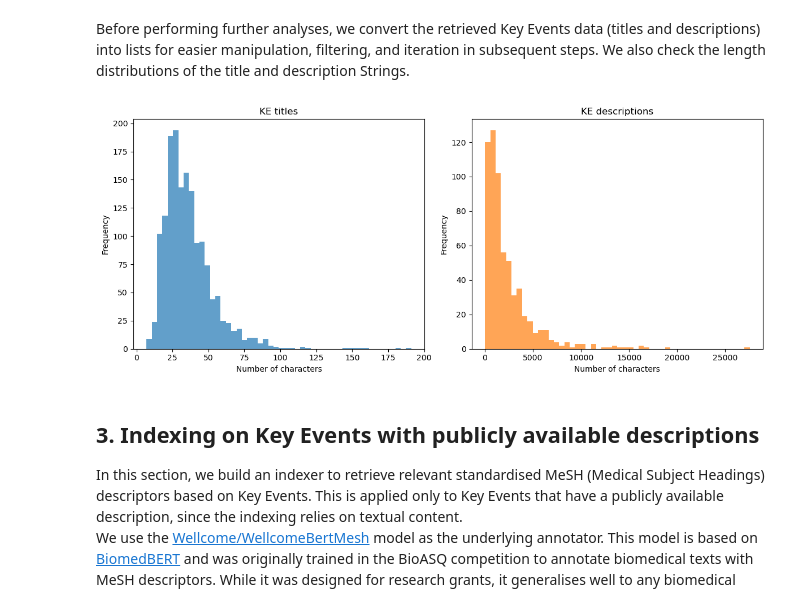
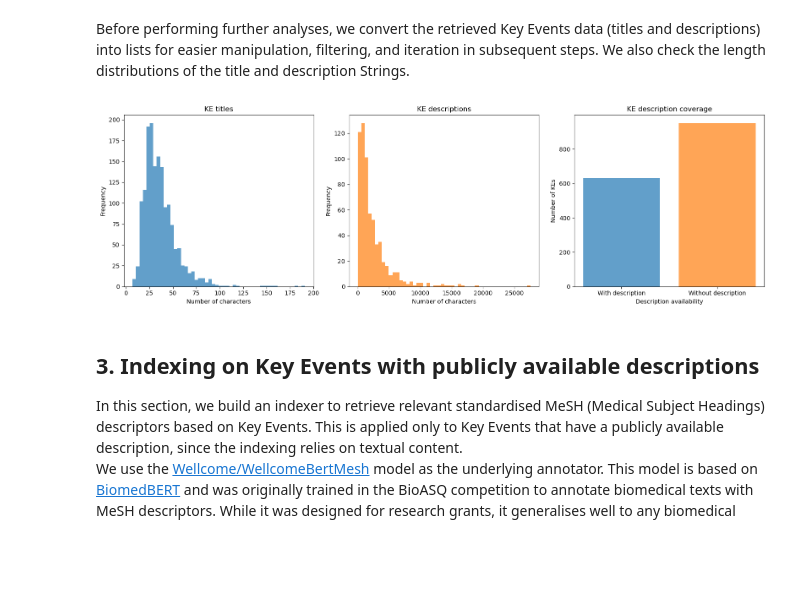
Before and after one commit to mathemei/AOP2MESH, a Jupyter notebook: AOP2MeSH.ipynb, the cells around one changed output. Saved outputs shown, nothing was run; the diff lists cells and outputs as text; code cells hidden in the pictures; blank space fills up the shorter version.

```diff
--- a/AOP2MeSH.ipynb
+++ b/AOP2MeSH.ipynb
@@ -326,25 +373,38 @@ ke_titles_description = AOP_KEs_description["KE_TITLE"].unique().tolist()
 ke_titles_no_description = AOP_KEs_no_description["KE_TITLE"].unique().tolist()
 ke_descriptions = AOP_KEs_description["KE_DESCRIPTION"].unique().tolist()
 # %%
-# Compute string lengths
+# Compute character lengths for KE titles (across all KEs) and descriptions (publicly available KEs only)
 ke_titles_lengths = [len(x) for x in ke_titles_description + ke_titles_no_description]
 ke_descriptions_lengths = [len(x) for x in ke_descriptions]
 
-# plot distributions of KE titles and KE descriptions lengths
+# Count KEs with and without descriptions for the coverage bar chart
+n_with = len(ke_titles_description)
+n_without = len(ke_titles_no_description)
 
-fig, axes = plt.subplots(1, 2, figsize=(12, 5))
+fig, axes = plt.subplots(1, 3, figsize=(16, 5))
+
+# Left : distribution of KE title lengths
 axes[0].hist(ke_titles_lengths, bins=50, alpha=0.7, color="C0")
 axes[0].set_title("KE titles")
 axes[0].set_ylabel("Frequency")
 axes[0].set_xlabel("Number of characters")
+
+# Middle : distribution of KE description lengths
 axes[1].hist(ke_descriptions_lengths, bins=50, alpha=0.7, color="C1")
 axes[1].set_title("KE descriptions")
 axes[1].set_ylabel("Frequency")
 axes[1].set_xlabel("Number of characters")
+
+# Right : bar chart of KEs with vs without a public description
+axes[2].bar(["With description", "Without description"], [n_with, n_without], color=["C0", "C1"], alpha=0.7)
+axes[2].set_title("KE description coverage")
+axes[2].set_ylabel("Number of KEs")
+axes[2].set_xlabel("Description availability")
+
 plt.tight_layout()
 plt.show()
 # %% [output]
-[figure, old version]
+[figure, new version]
 # %% [markdown]
 ## 3. Indexing on Key Events with publicly available descriptions
 
```
Also changed, not shown: parts of 80 cells of this notebook, 2 other files.
